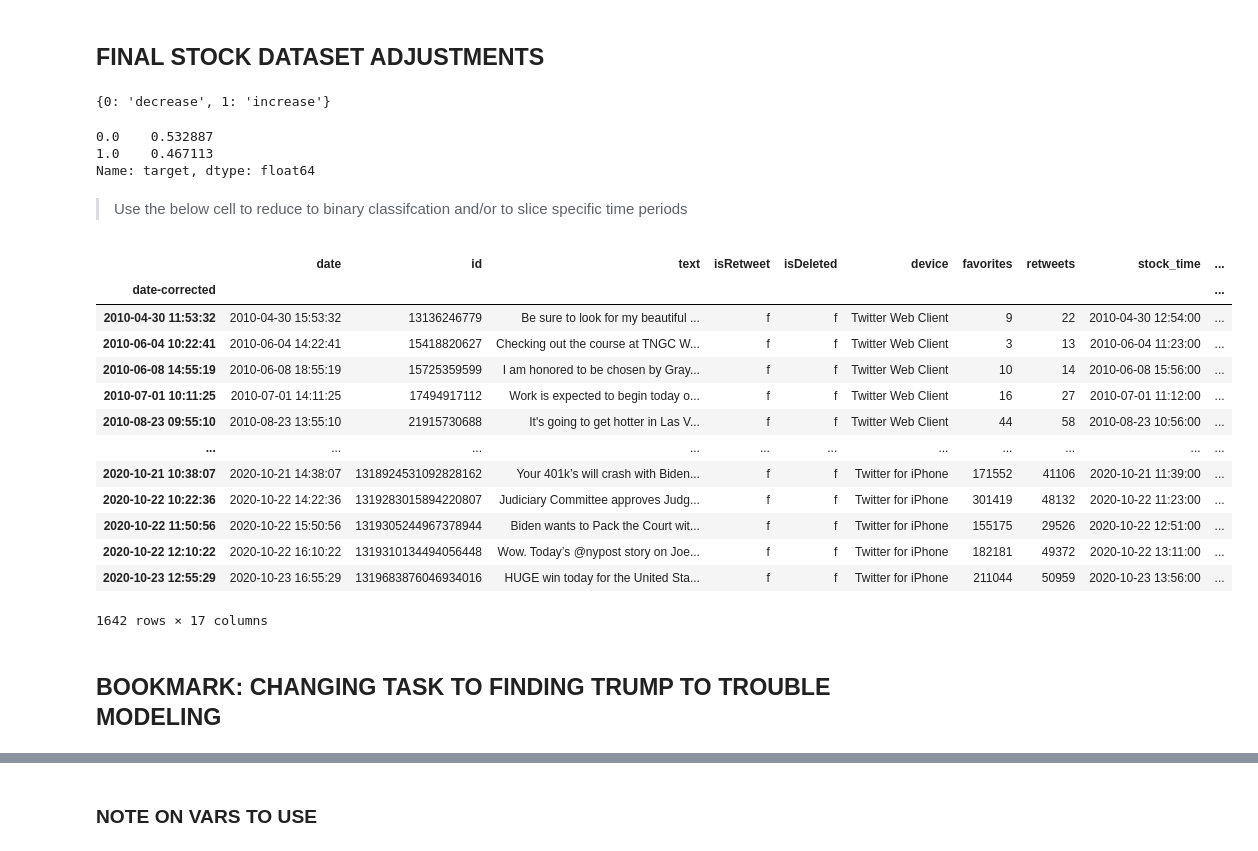
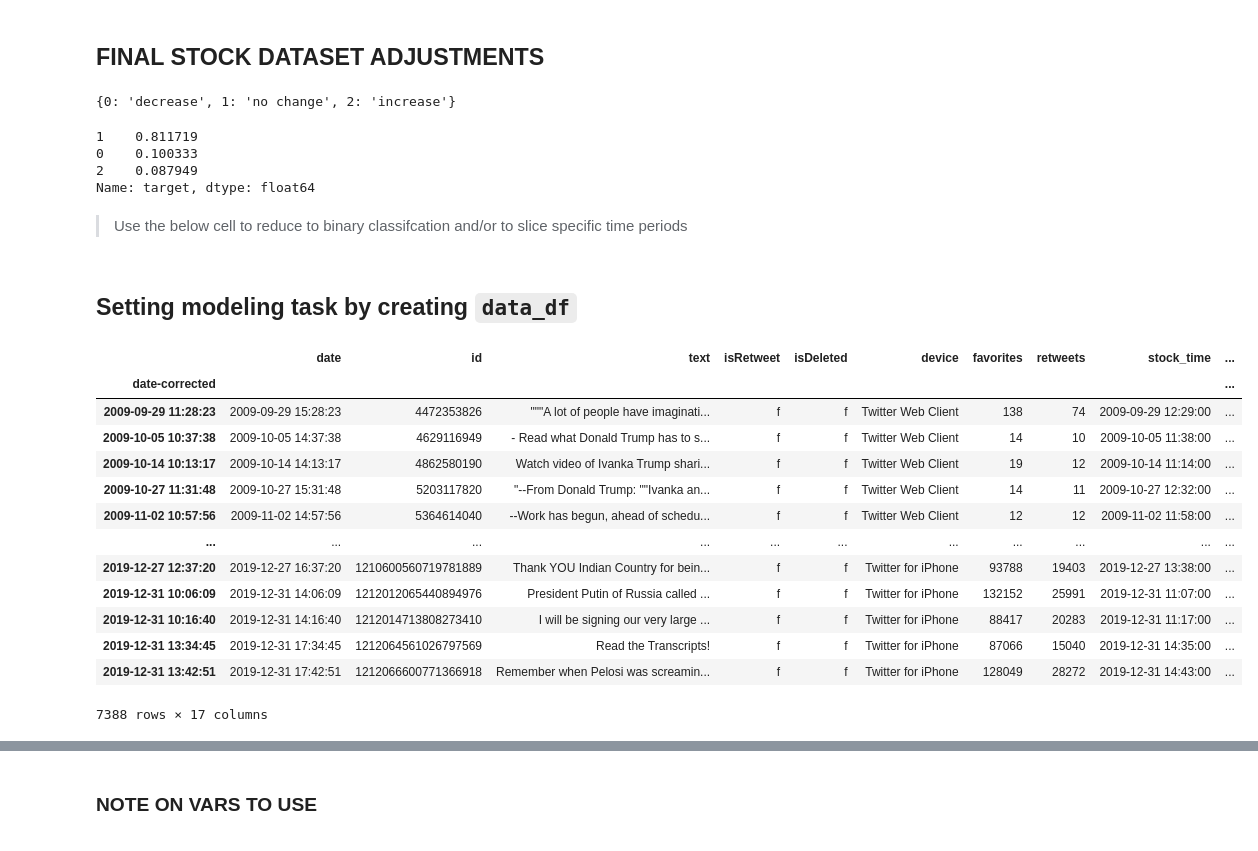
Before and after one commit to jirvingphd/capstone-project-using-trumps-tweets-to-predict-stock-market, a Jupyter notebook: Capstone Restarted 10-2020.ipynb, the cells around one changed output, grey strips where cells are left out. Drawn from its saved outputs; the diff is of its cells as text; code cells hidden in the pictures.

```diff
--- a/Capstone Restarted 10-2020.ipynb
+++ b/Capstone Restarted 10-2020.ipynb
@@ -153,34 +141,33 @@ if DOWNLOAD_DATA:
     tweets = download_trump_tweets()
 
 else:
+    ## Or Load in Most Recent Files
     print('[i] Loading most recent data sets...')
-    ## Get list of current csvs
+
+    ## Check for prx-existing files
     files_glob = glob.glob('data/*.csv')
     stock_files = list(filter(lambda x: 'ive_minute' in x, files_glob))
     tweet_files = list(filter(lambda x: 'tweet' in x, files_glob))
 
 
-    ## make dictionaries of file date modifieds
-    TWEET_FILES = {}
-    for file in tweet_files:
-        TWEET_FILES[file] = pd.to_datetime(time.ctime(os.path.getmtime(file)))
+    ## Get Time Files Modified
+    TWEET_FILES = {f:pd.to_datetime(time.ctime(os.path.getmtime(f))) for f in tweet_files}
+    STOCK_FILES = {f:pd.to_datetime(time.ctime(os.path.getmtime(f))) for f in stock_files}
 
-    STOCK_FILES = {}
-    for file in stock_files:
-        STOCK_FILES[file] = pd.to_datetime(time.ctime(os.path.getmtime(file)))
-
-
-    ## Get most recent files
+    ## Get most recent files using idxmin
     recent_stocks = pd.Series(STOCK_FILES).idxmax()
     recent_tweets = pd.Series(TWEET_FILES).idxmax()
 
-    ## Load in the csvs
+    ## Load in the csvs with datetime indices
     tweets = pd.read_csv(recent_tweets,parse_dates=['date'],index_col='date')
     stock_df = pd.read_csv(recent_stocks,parse_dates=['datetime'],index_col='datetime')
 
     ## Sort timeseries
     tweets.sort_index(inplace=True)
     stock_df.sort_index(inplace=True)
+
+
+
 ## Display Preview of DFs
 display(stock_df.head(),tweets.head())
 # %% [output]
@@ -577,8 +580,8 @@ twitter_df.to_csv('data/trump_tweets_plus_target.csv')
 ## FINAL STOCK DATASET ADJUSTMENTS
 # %%
 ## SETTINGS FOR WHICH TAREGET COLUMNS TO USE AND WHETHER TO USE BINARY OR MULTI CLASS
-TARGET_COL = 'price_bins' # Options= 'delta_price','quantile_bins'
-CLASS_TYPE = 'binary'
+TARGET_COL = 'price_bins' # Options= 'delta_price','multi'
+CLASS_TYPE = 'multi'
 
 
 if CLASS_TYPE == 'binary':
@@ -590,37 +593,37 @@ else:
 target_map_lookup = {v:k for k,v in target_map.items()}
 target_map_lookup
 # %% [output]
-{0: 'decrease', 1: 'increase'}
+{0: 'decrease', 1: 'no change', 2: 'increase'}
 # %%
 ## Map TARGET_COL to target
 twitter_df['target'] = twitter_df[TARGET_COL].map(target_map)
-
-twitter_df['target'].value_counts(1)
+twitter_df['target'].value_counts(1,dropna=False)
 # %% [output]
-0.0    0.532887
-1.0    0.467113
+1    0.811719
+0    0.100333
+2    0.087949
 Name: target, dtype: float64
 # %% [markdown]
 > Use the below cell to reduce to binary classifcation and/or to slice specific time periods
+# %% [markdown]
+## Setting modeling task by creating `data_df`
 # %%
 ## CREATE data_df
-# data_df = twitter_df.loc[:'2019']
-data_df = twitter_df.loc[twitter_df[TARGET_COL]!='no change']
+data_df = twitter_df.loc[:'2019']
+# data_df = twitter_df.loc[twitter_df[TARGET_COL]!='no change']
 data_df
 # %% [output]
 |  | date | id | text | isRetweet | isDeleted | device | favorites | retweets | stock_time | ... |
 | date-corrected |  |  |  |  |  |  |  |  |  | ... |
-| 2010-04-30 11:53:32 | 2010-04-30 15:53:32 | 13136246779 | Be sure to look for my beautiful ... | f | f | Twitter Web Client | 9 | 22 | 2010-04-30 12:54:00 | ... |
-| 2010-06-04 10:22:41 | 2010-06-04 14:22:41 | 15418820627 | Checking out the course at TNGC W... | f | f | Twitter Web Client | 3 | 13 | 2010-06-04 11:23:00 | ... |
-| 2010-06-08 14:55:19 | 2010-06-08 18:55:19 | 15725359599 | I am honored to be chosen by Gray... | f | f | Twitter Web Client | 10 | 14 | 2010-06-08 15:56:00 | ... |
-| 2010-07-01 10:11:25 | 2010-07-01 14:11:25 | 17494917112 | Work is expected to begin today o... | f | f | Twitter Web Client | 16 | 27 | 2010-07-01 11:12:00 | ... |
-| 2010-08-23 09:55:10 | 2010-08-23 13:55:10 | 21915730688 | It's going to get hotter in Las V... | f | f | Twitter Web Client | 44 | 58 | 2010-08-23 10:56:00 | ... |
+| 2009-09-29 11:28:23 | 2009-09-29 15:28:23 | 4472353826 | """A lot of people have imaginati... | f | f | Twitter Web Client | 138 | 74 | 2009-09-29 12:29:00 | ... |
+| 2009-10-05 10:37:38 | 2009-10-05 14:37:38 | 4629116949 | - Read what Donald Trump has to s... | f | f | Twitter Web Client | 14 | 10 | 2009-10-05 11:38:00 | ... |
+| 2009-10-14 10:13:17 | 2009-10-14 14:13:17 | 4862580190 | Watch video of Ivanka Trump shari... | f | f | Twitter Web Client | 19 | 12 | 2009-10-14 11:14:00 | ... |
+| 2009-10-27 11:31:48 | 2009-10-27 15:31:48 | 5203117820 | "--From Donald Trump: ""Ivanka an... | f | f | Twitter Web Client | 14 | 11 | 2009-10-27 12:32:00 | ... |
+| 2009-11-02 10:57:56 | 2009-11-02 14:57:56 | 5364614040 | --Work has begun, ahead of schedu... | f | f | Twitter Web Client | 12 | 12 | 2009-11-02 11:58:00 | ... |
 | ... | ... | ... | ... | ... | ... | ... | ... | ... | ... | ... |
-| 2020-10-21 10:38:07 | 2020-10-21 14:38:07 | 1318924531092828162 | Your 401k’s will crash with Biden... | f | f | Twitter for iPhone | 171552 | 41106 | 2020-10-21 11:39:00 | ... |
-| 2020-10-22 10:22:36 | 2020-10-22 14:22:36 | 1319283015894220807 | Judiciary Committee approves Judg... | f | f | Twitter for iPhone | 301419 | 48132 | 2020-10-22 11:23:00 | ... |
-| 2020-10-22 11:50:56 | 2020-10-22 15:50:56 | 1319305244967378944 | Biden wants to Pack the Court wit... | f | f | Twitter for iPhone | 155175 | 29526 | 2020-10-22 12:51:00 | ... |
-| 2020-10-22 12:10:22 | 2020-10-22 16:10:22 | 1319310134494056448 | Wow. Today’s @nypost story on Joe... | f | f | Twitter for iPhone | 182181 | 49372 | 2020-10-22 13:11:00 | ... |
-| 2020-10-23 12:55:29 | 2020-10-23 16:55:29 | 1319683876046934016 | HUGE win today for the United Sta... | f | f | Twitter for iPhone | 211044 | 50959 | 2020-10-23 13:56:00 | ... |
+| 2019-12-27 12:37:20 | 2019-12-27 16:37:20 | 1210600560719781889 | Thank YOU Indian Country for bein... | f | f | Twitter for iPhone | 93788 | 19403 | 2019-12-27 13:38:00 | ... |
+| 2019-12-31 10:06:09 | 2019-12-31 14:06:09 | 1212012065440894976 | President Putin of Russia called ... | f | f | Twitter for iPhone | 132152 | 25991 | 2019-12-31 11:07:00 | ... |
+| 2019-12-31 10:16:40 | 2019-12-31 14:16:40 | 1212014713808273410 | I will be signing our very large ... | f | f | Twitter for iPhone | 88417 | 20283 | 2019-12-31 11:17:00 | ... |
+| 2019-12-31 13:34:45 | 2019-12-31 17:34:45 | 1212064561026797569 | Read the Transcripts! | f | f | Twitter for iPhone | 87066 | 15040 | 2019-12-31 14:35:00 | ... |
+| 2019-12-31 13:42:51 | 2019-12-31 17:42:51 | 1212066600771366918 | Remember when Pelosi was screamin... | f | f | Twitter for iPhone | 128049 | 28272 | 2019-12-31 14:43:00 | ... |
-1642 rows × 17 columns
+7388 rows × 17 columns
-# %% [markdown]
-## BOOKMARK: CHANGING TASK TO FINDING TRUMP TO TROUBLE MODELING
```
Also changed, not shown: parts of 65 cells of this notebook, 1 other file.
